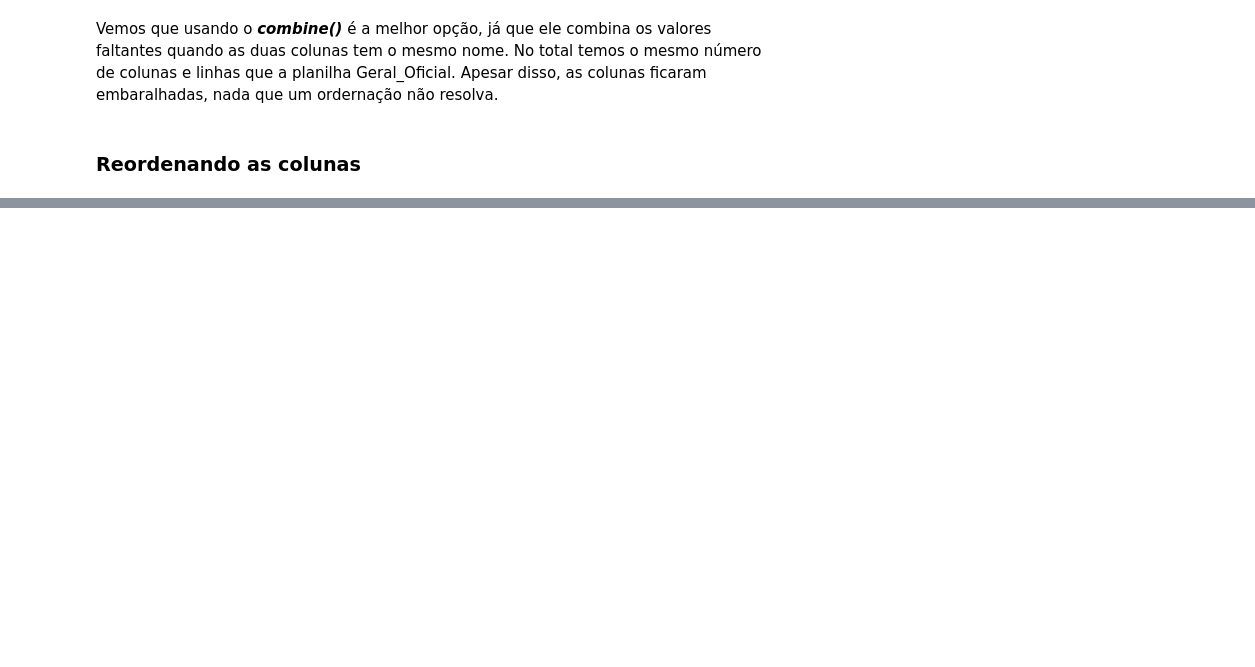
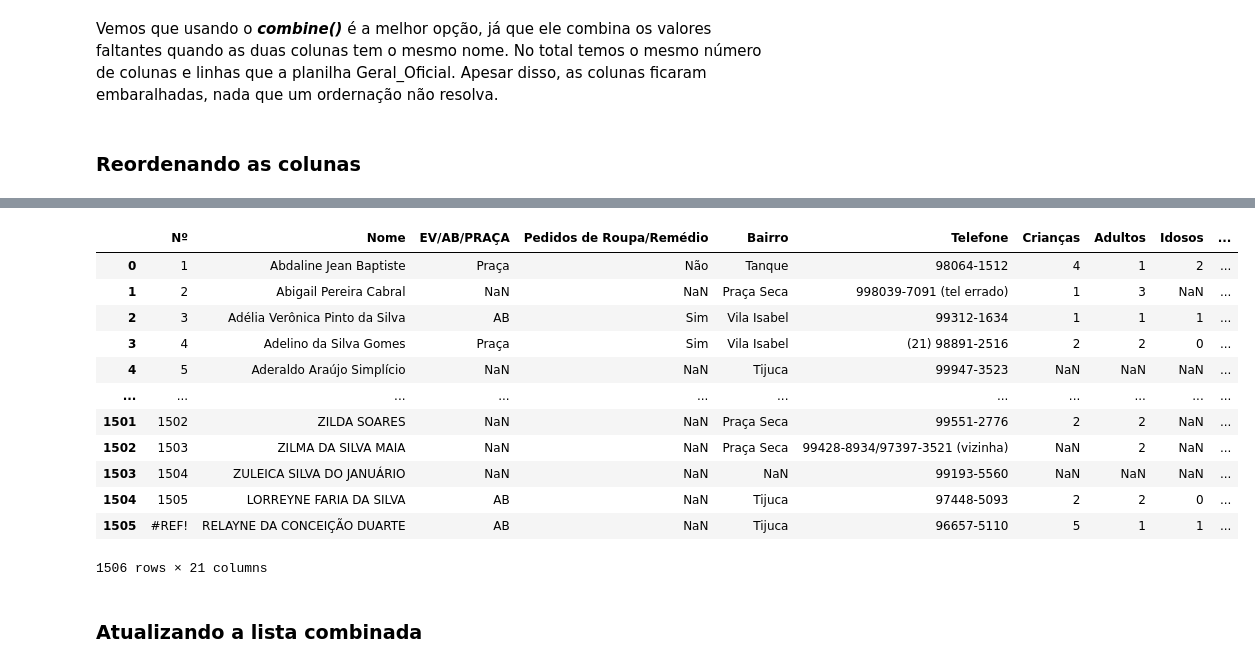
Before and after one commit to WES404/Cadastro_geral_Ponto_do_Bem, a Jupyter notebook: cadastro_geral.ipynb, the cells around one changed output, grey strips where cells are left out. Saved outputs shown, nothing was run; the diff lists cells and outputs as text; code cells hidden in the pictures; blank space fills up the shorter version.

```diff
--- a/cadastro_geral.ipynb
+++ b/cadastro_geral.ipynb
@@ -245,3 +323,6 @@ combinado.head()
 Vemos que usando o ***combine()*** é a melhor opção, já que ele combina os valores faltantes quando as duas colunas tem o mesmo nome. No total temos o mesmo número de colunas e linhas que a planilha Geral_Oficial. Apesar disso, as colunas ficaram embaralhadas, nada que um ordernação não resolva.
 # %% [markdown]
 ### Reordenando as colunas
+# %%
+cols = list(geral_oficial.columns.values)
+cols
@@ -247,0 +347,19 @@ Vemos que usando o ***combine()*** é a melhor opção, já que ele combina os v
+# %%
+combinado = combinado[cols]
+combinado
+# %% [output]
+|  | Nº | Nome | EV/AB/PRAÇA | Pedidos de Roupa/Remédio | Bairro | Telefone | Crianças | Adultos | Idosos | ... |
+| 0 | 1 | Abdaline Jean Baptiste | Praça | Não | Tanque | 98064-1512 | 4 | 1 | 2 | ... |
+| 1 | 2 | Abigail Pereira Cabral | NaN | NaN | Praça Seca | 998039-7091 (tel errado) | 1 | 3 | NaN | ... |
+| 2 | 3 | Adélia Verônica Pinto da Silva | AB | Sim | Vila Isabel | 99312-1634 | 1 | 1 | 1 | ... |
+| 3 | 4 | Adelino da Silva Gomes | Praça | Sim | Vila Isabel | (21) 98891-2516 | 2 | 2 | 0 | ... |
+| 4 | 5 | Aderaldo Araújo Simplício | NaN | NaN | Tijuca | 99947-3523 | NaN | NaN | NaN | ... |
+| ... | ... | ... | ... | ... | ... | ... | ... | ... | ... | ... |
+| 1501 | 1502 | ZILDA SOARES | NaN | NaN | Praça Seca | 99551-2776 | 2 | 2 | NaN | ... |
+| 1502 | 1503 | ZILMA DA SILVA MAIA | NaN | NaN | Praça Seca | 99428-8934/97397-3521 (vizinha) | NaN | 2 | NaN | ... |
+| 1503 | 1504 | ZULEICA SILVA DO JANUÁRIO | NaN | NaN | NaN | 99193-5560 | NaN | NaN | NaN | ... |
+| 1504 | 1505 | LORREYNE FARIA DA SILVA | AB | NaN | Tijuca | 97448-5093 | 2 | 2 | 0 | ... |
+| 1505 | #REF! | RELAYNE DA CONCEIÇÃO DUARTE | AB | NaN | Tijuca | 96657-5110 | 5 | 1 | 1 | ... |
+1506 rows × 21 columns
+# %% [markdown]
+### Atualizando a lista combinada
```
Also changed, not shown: parts of 29 cells of this notebook.
